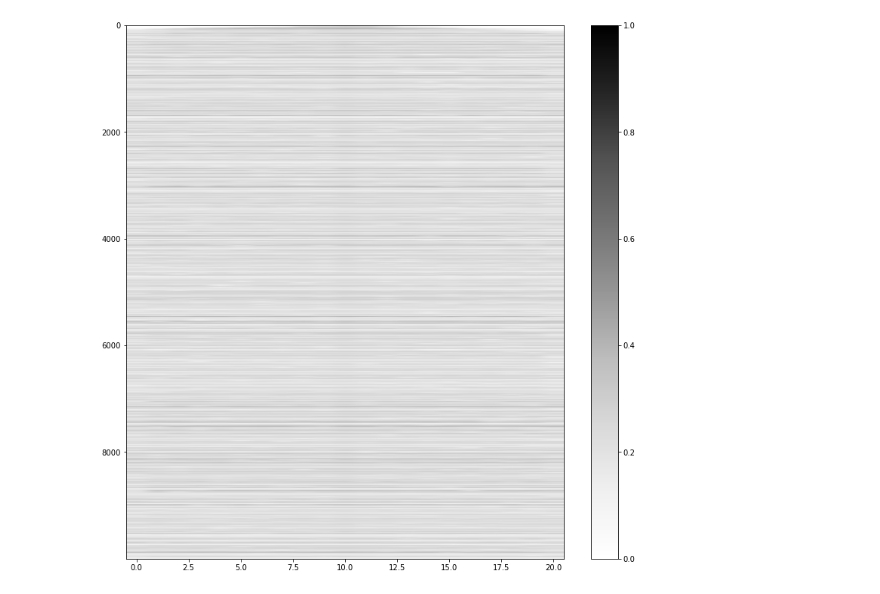
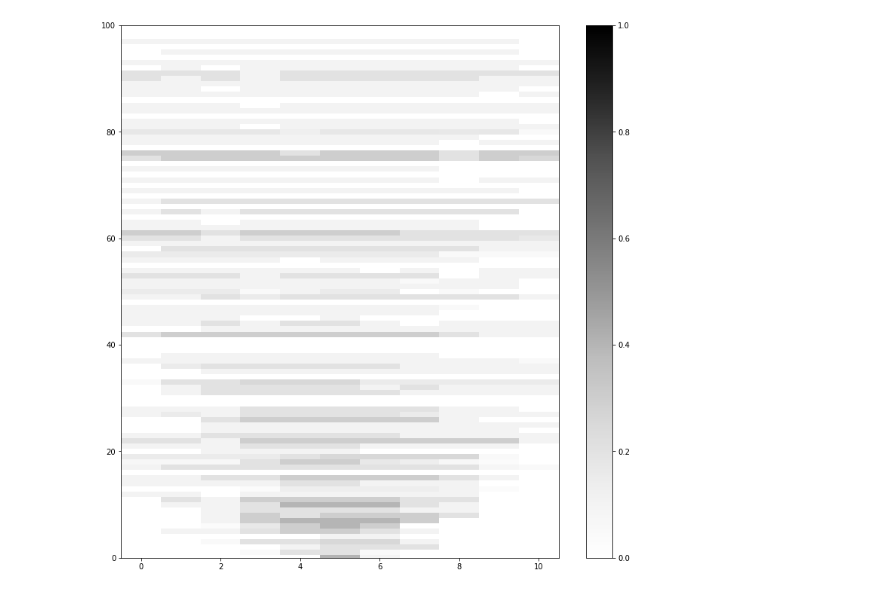
Before and after one commit to manhyukHan/GilespieAlgorrithmPractice, a Jupyter notebook: test.ipynb, the cells around one changed output. Saved outputs shown, nothing was run; the diff lists cells and outputs as text; code cells hidden in the pictures.

```diff
--- a/test.ipynb
+++ b/test.ipynb
@@ -12,7 +12,7 @@ parm['km1'] = parm['K']*parm['kdecay']
 parm['alpha'] = 0
 parm['knuc'] = 1
 
-half = 10
+half = 5
 N = 2*half + 1
 #x0 = np.ones((1,N))
 x0 = np.zeros((1,N))
@@ -71,7 +154,7 @@ sim3.addReaction(reactionMatrix)
 print(sim3.getState())
 
 
-sim3.run(runType='timeevolution',rep=10,tspan=[0,10000],nproc=4)
+sim3.run(runType='timeevolution',rep=10,tspan=[0,1000],nproc=1)
 
 print(sim3.getState())
 # %% [output]
@@ -94,8 +205,9 @@ print(sim3.getState()[:,10])
 # %%
 fig = plt.figure(figsize=(13,13))
 plt.imshow(sim3.getState(),cmap='Greys',vmin=0,vmax=1)
 plt.axis('auto')
+plt.ylim(0,100)
 plt.colorbar()
 plt.show()
 # %% [output]
-[figure, old version]
+[figure, new version]
```
Also changed, not shown: parts of 12 cells of this notebook, 2 other files.
